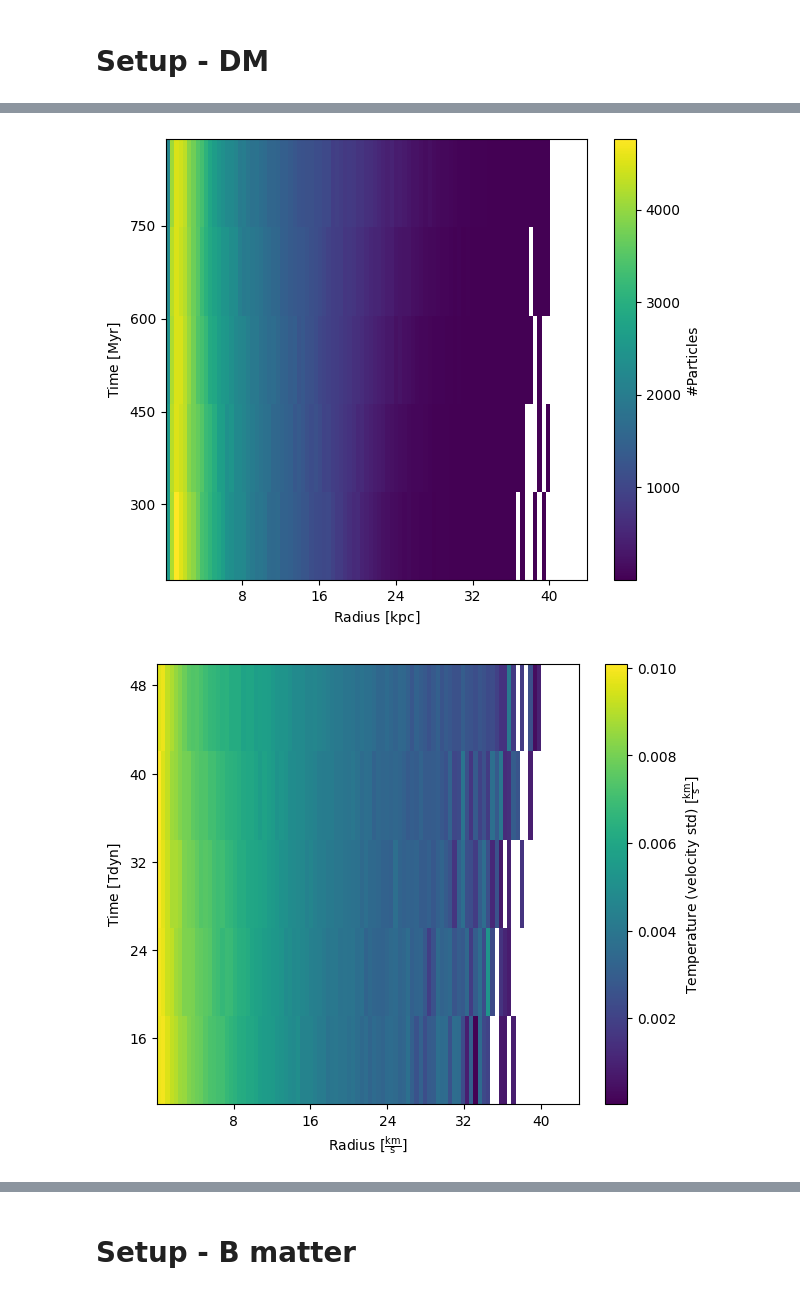
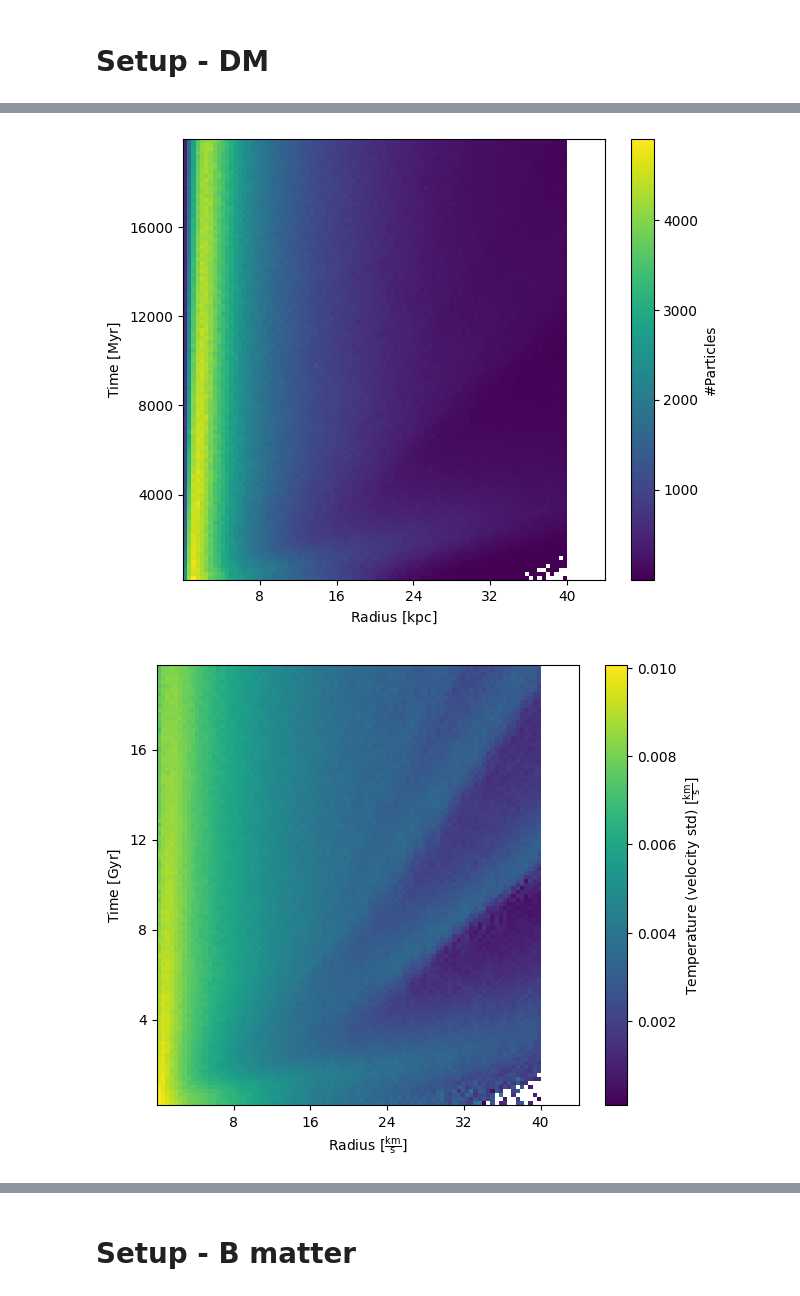
Before and after one commit to Rotem-Barnea/pySIDM, a Jupyter notebook: analysis/run.ipynb, the cells around one changed output, grey strips where cells are left out. Drawn from its saved outputs; the diff is of its cells as text; code cells hidden in the pictures.

```diff
--- a/analysis/run.ipynb
+++ b/analysis/run.ipynb
@@ -29,8 +29,8 @@ Rs = units.Quantity(1.18,'kpc')
 # Rs = units.Quantity(0.715,'kpc')
 c = 17
 # c = 19
-sigma = units.Quantity(50,'cm^2/gram')
-# sigma = units.Quantity(0,'cm^2/gram')
+# sigma = units.Quantity(50,'cm^2/gram')
+sigma = units.Quantity(0,'cm^2/gram')
 # %% [markdown]
 # Setup - DM
 # %%
@@ -40,4 +40,4 @@ steps_per_Tdyn = 100
 save_every_time = 10*density.Tdyn
 
 halo = Halo.setup(density=density,steps_per_Tdyn=steps_per_Tdyn,n_particles=n_particles,sigma=sigma,save_every_time=save_every_time,
-                  scatter_params = {'max_allowed_rounds':100,'kappa':0.02,'density_accuracy_coef':0})
+                  scatter_params = {'max_allowed_rounds':100,'kappa':0.002,'density_accuracy_coef':0})
@@ -103,11 +83,11 @@ halo.plot_before_after_histogram(key='r',x_units='kpc',time_units='Gyr');
 # %%
 halo.plot_density_evolution(time_units='Myr');
 # %% [output]
-[figure, old version]
+[figure, new version]
 # %%
-halo.plot_temperature();
+halo.plot_temperature(time_units='Gyr');
 # %% [output]
-[figure, old version]
+[figure, new version]
 # %%
 halo.plot_inner_core_density(radius=0.2*units.kpc,time_units='Gyr');
 # %% [output]
```
Also changed, not shown: parts of 18 cells of this notebook, 4 other files.
